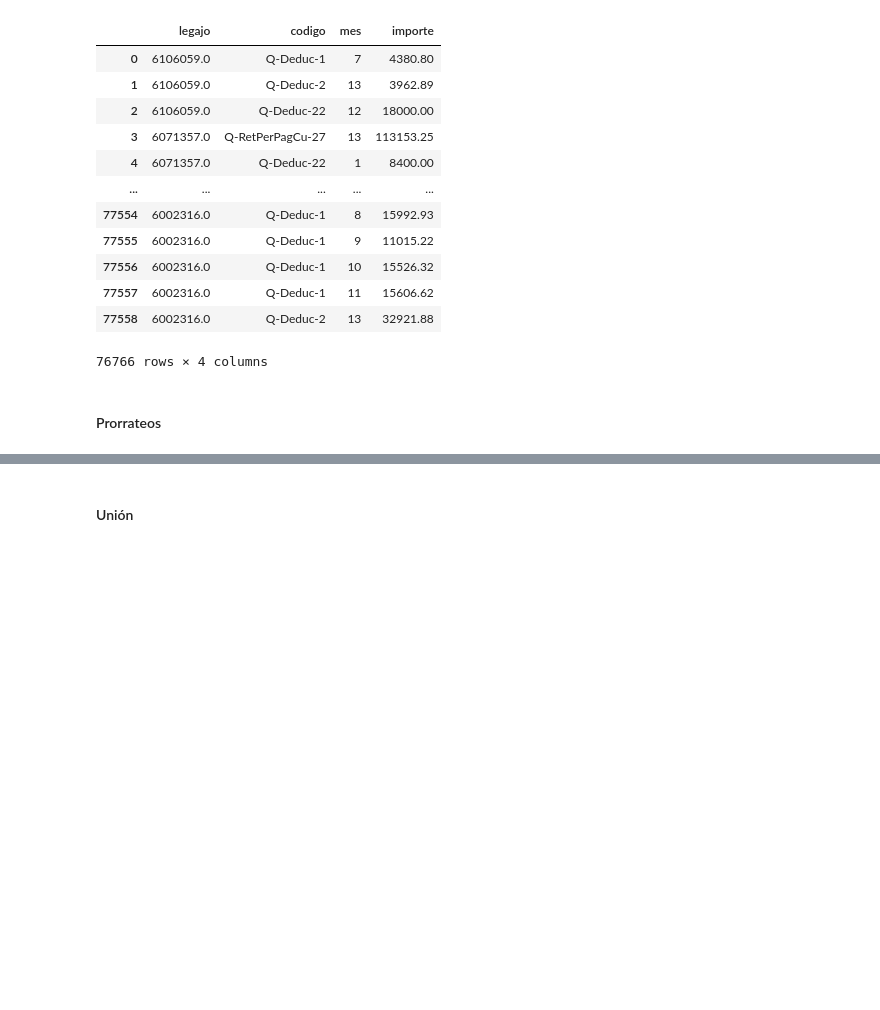
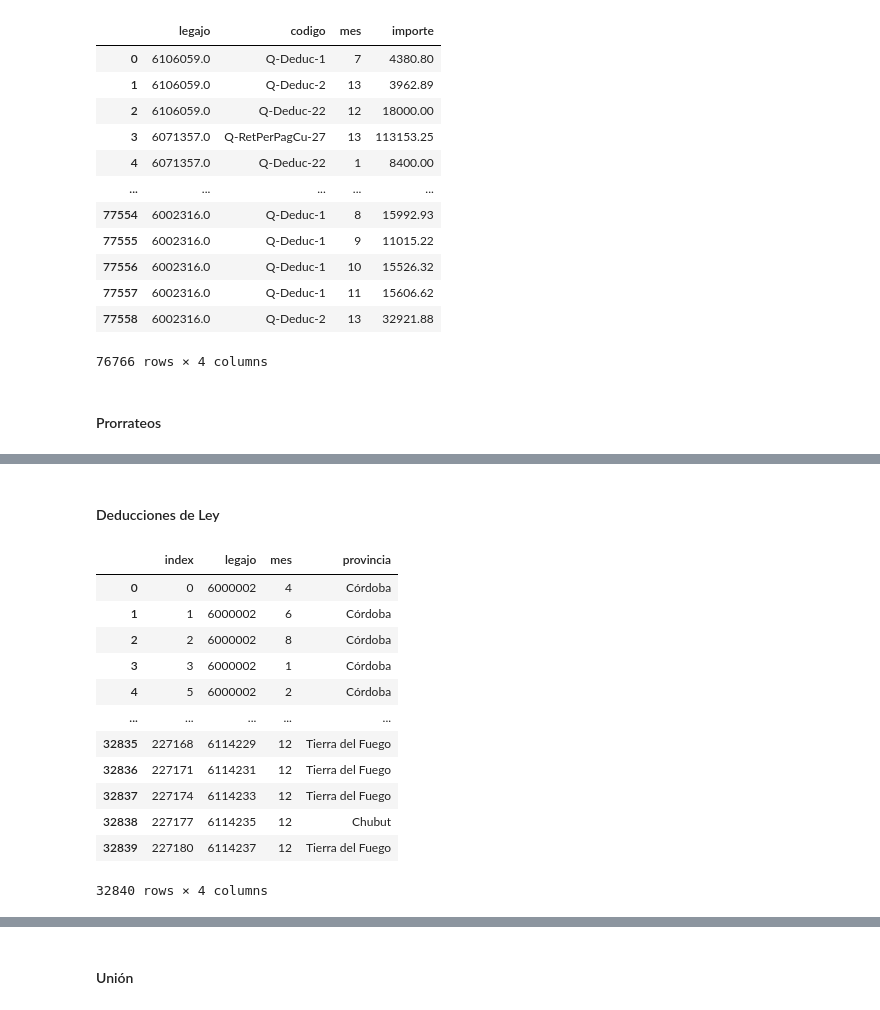
Before and after one commit to casasrodri/ganancias-cuarta-categoria, a Jupyter notebook: 3-Cálculo deducc.ipynb, the cells around one changed output, grey strips where cells are left out. Cells and saved outputs as stored; diff of their text form; code cells hidden in the pictures; blank space fills up the shorter version.

```diff
--- a/3-Cálculo deducc.ipynb
+++ b/3-Cálculo deducc.ipynb
@@ -99,0 +100,2 @@ prorrateos
+# %% [markdown]
+#### Deducciones de Ley
@@ -99,0 +122,27 @@ prorrateos
+# %%
+from data import CWTR
+
+cwtr_provincias = CWTR[['legajo', 'mes', 'provincia']].drop_duplicates().reset_index()
+
+prov_dotacion = list(cwtr_provincias['provincia'].unique())
+
+for p in provincias_especiales:
+    if p not in prov_dotacion:
+        raise NotImplementedError(f'No hay empleados en la provincia: {p}')
+
+
+cwtr_provincias
+# %% [output]
+|  | index | legajo | mes | provincia |
+| 0 | 0 | 6000002 | 4 | Córdoba |
+| 1 | 1 | 6000002 | 6 | Córdoba |
+| 2 | 2 | 6000002 | 8 | Córdoba |
+| 3 | 3 | 6000002 | 1 | Córdoba |
+| 4 | 5 | 6000002 | 2 | Córdoba |
+| ... | ... | ... | ... | ... |
+| 32835 | 227168 | 6114229 | 12 | Tierra del Fuego |
+| 32836 | 227171 | 6114231 | 12 | Tierra del Fuego |
+| 32837 | 227174 | 6114233 | 12 | Tierra del Fuego |
+| 32838 | 227177 | 6114235 | 12 | Chubut |
+| 32839 | 227180 | 6114237 | 12 | Tierra del Fuego |
+32840 rows × 4 columns
```
Also changed, not shown: parts of 13 cells of this notebook, 4 other files.
